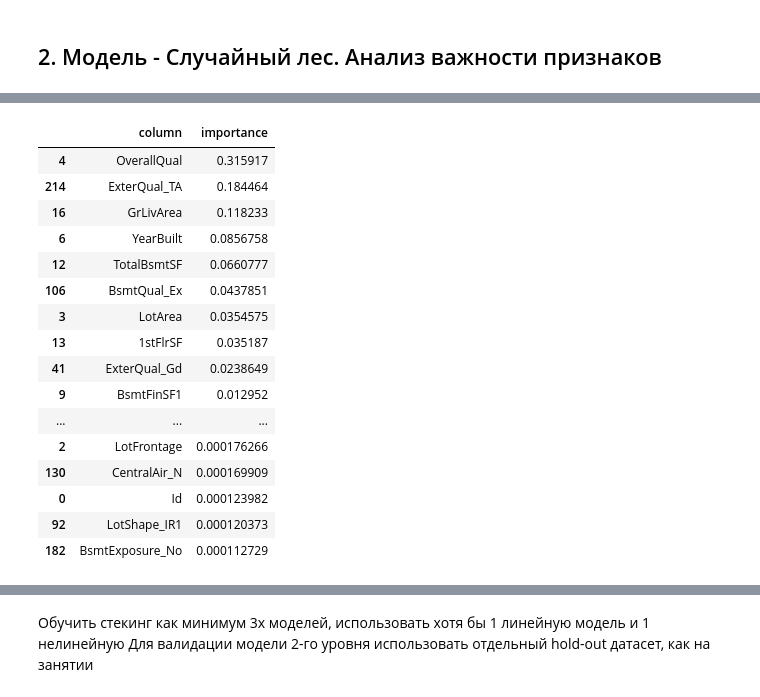
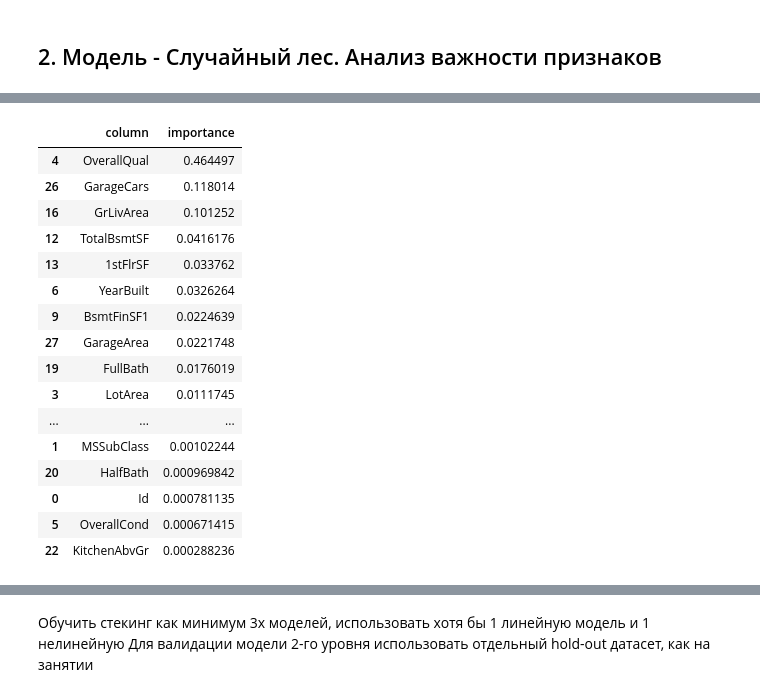
Before and after one commit to kianya/ml-basic-algorithms, a Jupyter notebook: 5. HOUSING - ensemble/house_price_ensemble.ipynb, the cells around one changed output, grey strips where cells are left out. Drawn from its saved outputs; the diff is of its cells as text; code cells hidden in the pictures.

```diff
--- a/5. HOUSING - ensemble/house_price_ensemble.ipynb
+++ b/5. HOUSING - ensemble/house_price_ensemble.ipynb
@@ -68,5 +91,5 @@ train = pd.concat([data[num_feat].fillna(-999),
 # %% [markdown]
 ### 1.2 Обучающие и тестовые выборки
 # %%
-X = train.loc[:, train.columns != 'SalePrice']
-y = train['SalePrice']
+X = train.loc[:, train.columns]
+y = train_data['SalePrice']
@@ -73,5 +100,5 @@ y = train['SalePrice']
 # %% [markdown]
 ## 2. Модель - Случайный лес. Анализ важности признаков
 # %%
-reg_rf = RandomForestRegressor(n_estimators=10, max_depth=5, min_samples_leaf=20, max_features=0.5, n_jobs=-1)
+model_forest = RandomForestRegressor(n_estimators=100, max_depth=5, min_samples_leaf=10, max_features=0.5, n_jobs=-1)
 # %%
@@ -84,3 +109,0 @@ score.mean()
-# %%
-#Зафитить модель
-reg_rf.fit(X,y)
@@ -93,0 +110,4 @@ RandomForestRegressor(bootstrap=True, criterion='mse', max_depth=5,
+# %%
+# Зафитим модель и посчитаем предсказания для тестовой выборки
+model_forest.fit(X,y)
+forest_predictions = model_forest.predict(X_test)
@@ -94,24 +132,24 @@ RandomForestRegressor(bootstrap=True, criterion='mse', max_depth=5,
 # %%
 #Важность признаков для модели
 Columns = pd.DataFrame(X.columns, columns=['column'])
-Columns['importance'] = pd.Series(reg_rf.feature_importances_)
+Columns['importance'] = pd.Series(model_forest.feature_importances_)
 #Выбираем только значимые признаки для модели и сортируем их в порядке значимости
-Columns[(Columns['importance']>0)].sort_values('importance', ascending=False).style.bar()
+Columns[(Columns['importance']>0)].head(25).sort_values('importance', ascending=False).style.bar()
 # %% [output]
 |  | column | importance |
-| 4 | OverallQual | 0.315917 |
-| 214 | ExterQual_TA | 0.184464 |
-| 16 | GrLivArea | 0.118233 |
-| 6 | YearBuilt | 0.0856758 |
-| 12 | TotalBsmtSF | 0.0660777 |
-| 106 | BsmtQual_Ex | 0.0437851 |
-| 3 | LotArea | 0.0354575 |
-| 13 | 1stFlrSF | 0.035187 |
-| 41 | ExterQual_Gd | 0.0238649 |
-| 9 | BsmtFinSF1 | 0.012952 |
+| 4 | OverallQual | 0.464497 |
+| 26 | GarageCars | 0.118014 |
+| 16 | GrLivArea | 0.101252 |
+| 12 | TotalBsmtSF | 0.0416176 |
+| 13 | 1stFlrSF | 0.033762 |
+| 6 | YearBuilt | 0.0326264 |
+| 9 | BsmtFinSF1 | 0.0224639 |
+| 27 | GarageArea | 0.0221748 |
+| 19 | FullBath | 0.0176019 |
+| 3 | LotArea | 0.0111745 |
 | ... | ... | ... |
-| 2 | LotFrontage | 0.000176266 |
-| 130 | CentralAir_N | 0.000169909 |
-| 0 | Id | 0.000123982 |
-| 92 | LotShape_IR1 | 0.000120373 |
-| 182 | BsmtExposure_No | 0.000112729 |
+| 1 | MSSubClass | 0.00102244 |
+| 20 | HalfBath | 0.000969842 |
+| 0 | Id | 0.000781135 |
+| 5 | OverallCond | 0.000671415 |
+| 22 | KitchenAbvGr | 0.000288236 |
```
Also changed, not shown: parts of 38 cells of this notebook, 7 other files.
